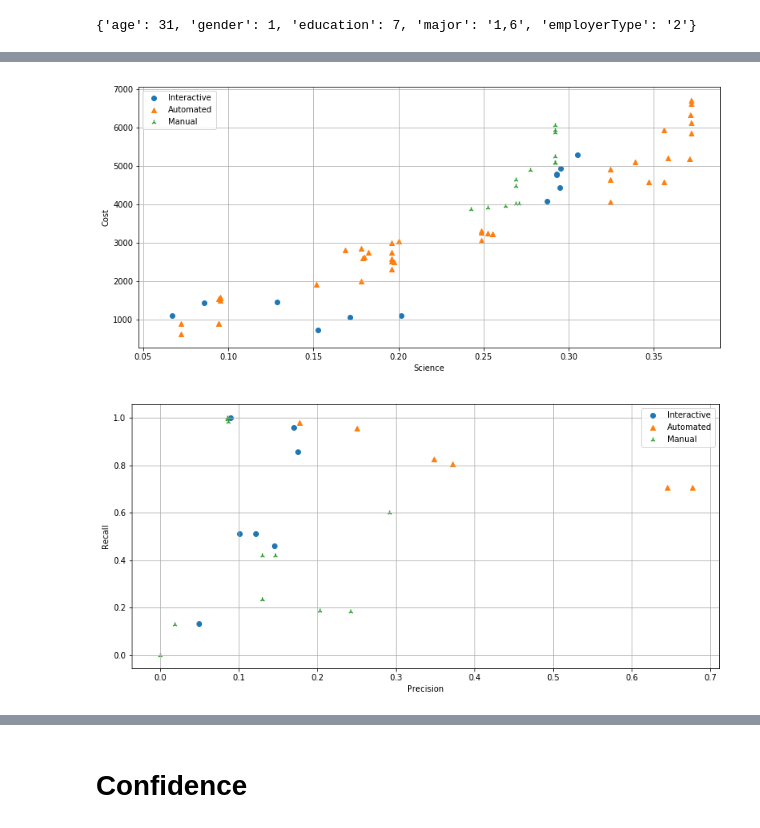
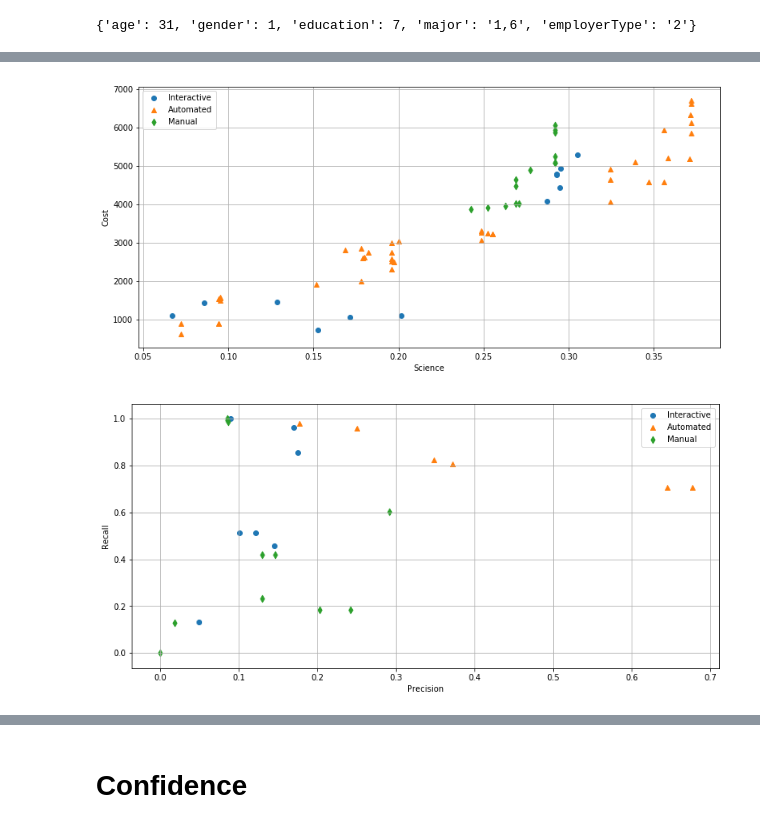
Before and after one commit to hsbang09/iFEED_experiment_result_analysis_2019, a Jupyter notebook: analysis.ipynb, the cells around one changed output, grey strips where cells are left out. Saved outputs shown, nothing was run; the diff lists cells and outputs as text; code cells hidden in the pictures.

```diff
--- a/analysis.ipynb
+++ b/analysis.ipynb
@@ -119,10 +119,10 @@ g3 = [s2]
 # %%
 visualizer = visualization.Visualizer([g1,g2,g3], ['Interactive','Automated','Manual'])
 # %%
-visualizer.designSynthesisScatter()
+visualizer.designSynthesisScatter(markers=['o','^','d'])
 # %% [output]
-[figure, old version]
+[figure, new version]
 # %%
-visualizer.featureSynthesisScatter()
+visualizer.featureSynthesisScatter(markers=['o','^','d'])
 # %% [output]
-[figure, old version]
+[figure, new version]
```
Also changed, not shown: parts of 28 cells of this notebook, 3 other files.
